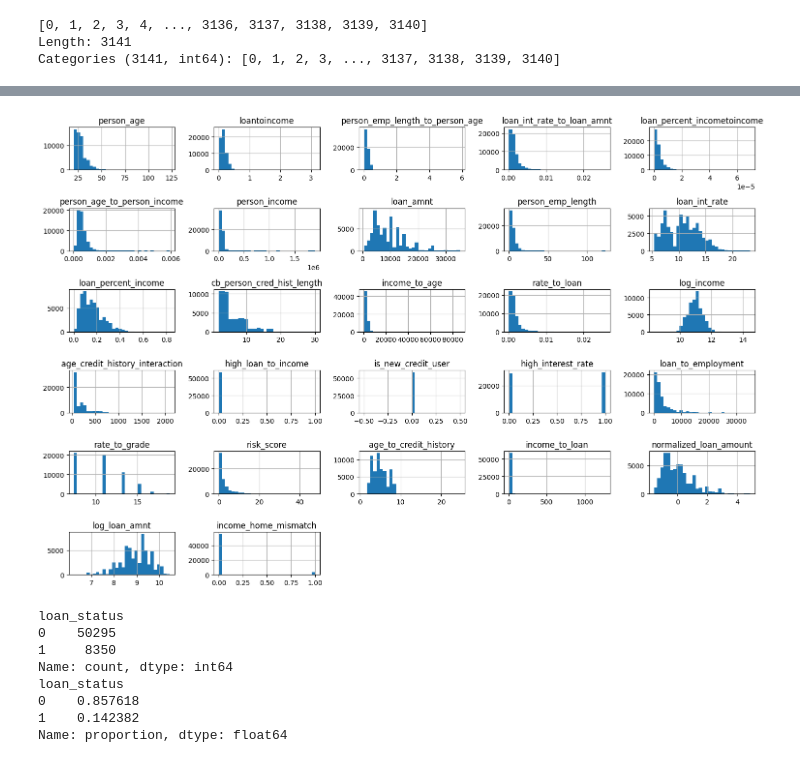
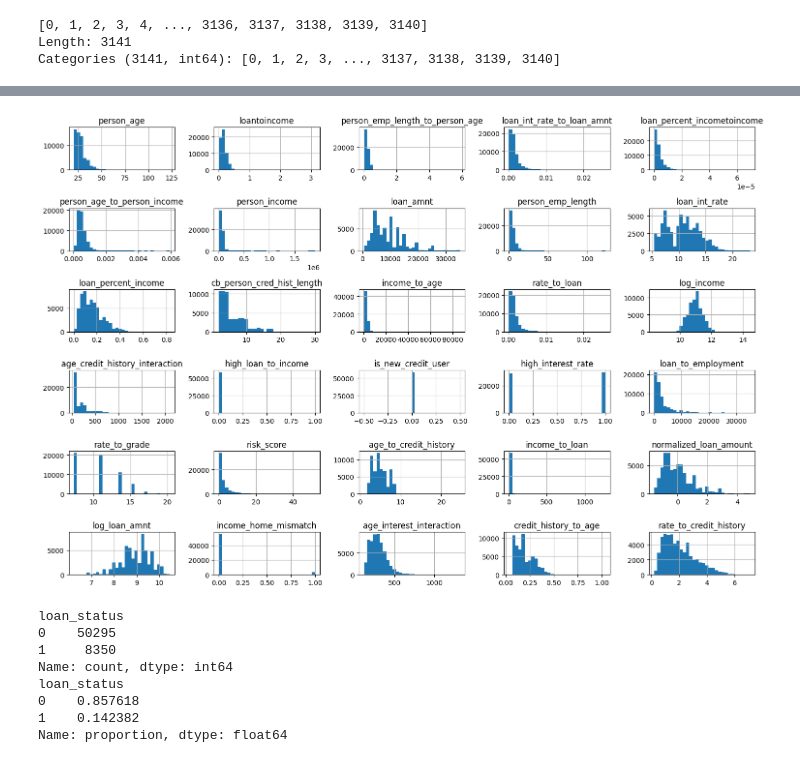
Before and after one commit to Dxuian/ml, a Jupyter notebook: resume/a.ipynb, the cells around one changed output, grey strips where cells are left out. Saved outputs shown, nothing was run; the diff lists cells and outputs as text; code cells hidden in the pictures.

```diff
--- a/resume/a.ipynb
+++ b/resume/a.ipynb
@@ -131,13 +131,13 @@ def categorize_age(age):
     if age <= 25:
         return 0
     elif age <= 35:
-        return 1
+        return 0.1
     elif age <= 45:
-        return 2
+        return 0.2
     elif age <= 55:
-        return 3
+        return 0.3
     else:
-        return 4
+        return 0.4
 
 # test['income_category'] = pd.qcut(test['person_income'], q=5, labels=['Very Low', 'Low', 'Medium', 'High', 'Very High'])
 # test['intent_grade_interaction'] = test['loan_intent'].astype(str) + '_' + test['loan_grade'].astype(str)
@@ -160,7 +160,7 @@ test['age_category'] = test['person_age'].apply(categorize_age).astype('category
 
 test['person_home_ownership'] = test['person_home_ownership'].replace({'RENT': 0, 'MORTGAGE': 1, 'OWN': 2, 'OTHER': 3}).astype('category')
 test['loan_intent'] = test['loan_intent'].replace({'EDUCATION': 0, 'MEDICAL': 1, 'PERSONAL': 2, 'VENTURE': 3, 'DEBTCONSOLIDATION': 4, 'HOMEIMPROVEMENT': 5}).astype('category')
-test['loan_grade'] = test['loan_grade'].replace({'A':5, 'B':4, 'C':3, 'D':2, 'E':1, 'F':0, 'G':0}).astype('category')
+test['loan_grade'] = test['loan_grade'].replace({'A':6, 'B':5, 'C':4, 'D':3, 'E':2, 'F':1, 'G':0}).astype('category')
 test['cb_person_default_on_file'] = test['cb_person_default_on_file'].replace({'N': 0, 'Y': 1}).astype('category')
 test["person_home_ownership_income"] = pd.Series(pd.factorize((test["person_home_ownership"].astype(str) + test["person_income"].astype(str)).to_numpy())[0]).astype('category')
 
@@ -321,41 +354,43 @@ numerical_columns = ['person_age','loantoincome','person_emp_length_to_person_ag
                      'person_age_to_person_income','person_income', 'loan_amnt',"person_emp_length" ,
                      'loan_int_rate', 'loan_percent_income', 'cb_person_cred_hist_length','income_to_age','rate_to_loan','log_income',
                      'age_credit_history_interaction','high_loan_to_income','is_new_credit_user','high_interest_rate','loan_to_employment','rate_to_grade',
-                     'risk_score','age_to_credit_history','income_to_loan','normalized_loan_amount','log_loan_amnt','income_home_mismatch'
+                     'risk_score','age_to_credit_history','income_to_loan','normalized_loan_amount','log_loan_amnt','income_home_mismatch',
+                     'age_interest_interaction','credit_history_to_age','rate_to_credit_history'
                      ]
 train[numerical_columns].hist(bins=30, figsize=(15, 10))
 plt.tight_layout()
 plt.show()
 
 # Plot count plots for categorical columns
 categorical_columns = ['person_home_ownership', 'loan_intent', 'loan_grade', 'cb_person_default_on_file', 'loan_status',
     "person_home_ownership_income",
     'age_category',
     'loan_intent_grade',
     'income_category',
+    'default_grade_interaction'
     # 'intent_grade_interaction','home_ownership_intent'
 ]
 numerical_features = numerical_columns
 categorical_features = categorical_columns
 if  not  DEV:
     fig, axes = plt.subplots(math.ceil(len(categorical_columns)/2)+1, 2, figsize=(15, 15))  # Adjusted to 3x2 grid
     for ax, col in zip(axes.flatten(), categorical_columns):
         sns.countplot(data=train, x=col, ax=ax)
         ax.set_title(f'Distribution of {col}')
     plt.tight_layout()
     plt.show()
 
 features = numerical_columns + categorical_columns
 categorical_columns.remove('loan_status')
 features.remove('loan_status')
 # Define the preprocessing for numerical and categorical features
 #print how many 'load_status' 0 and 1 and find the ratio
 print(train['loan_status'].value_counts())
 print(train['loan_status'].value_counts(normalize=True))
 
 print()
 # %% [output]
-[figure, old version]
+[figure, new version]
 loan_status
 0    50295
 1     8350
```
Also changed, not shown: parts of 12 cells of this notebook, 13 other files.
